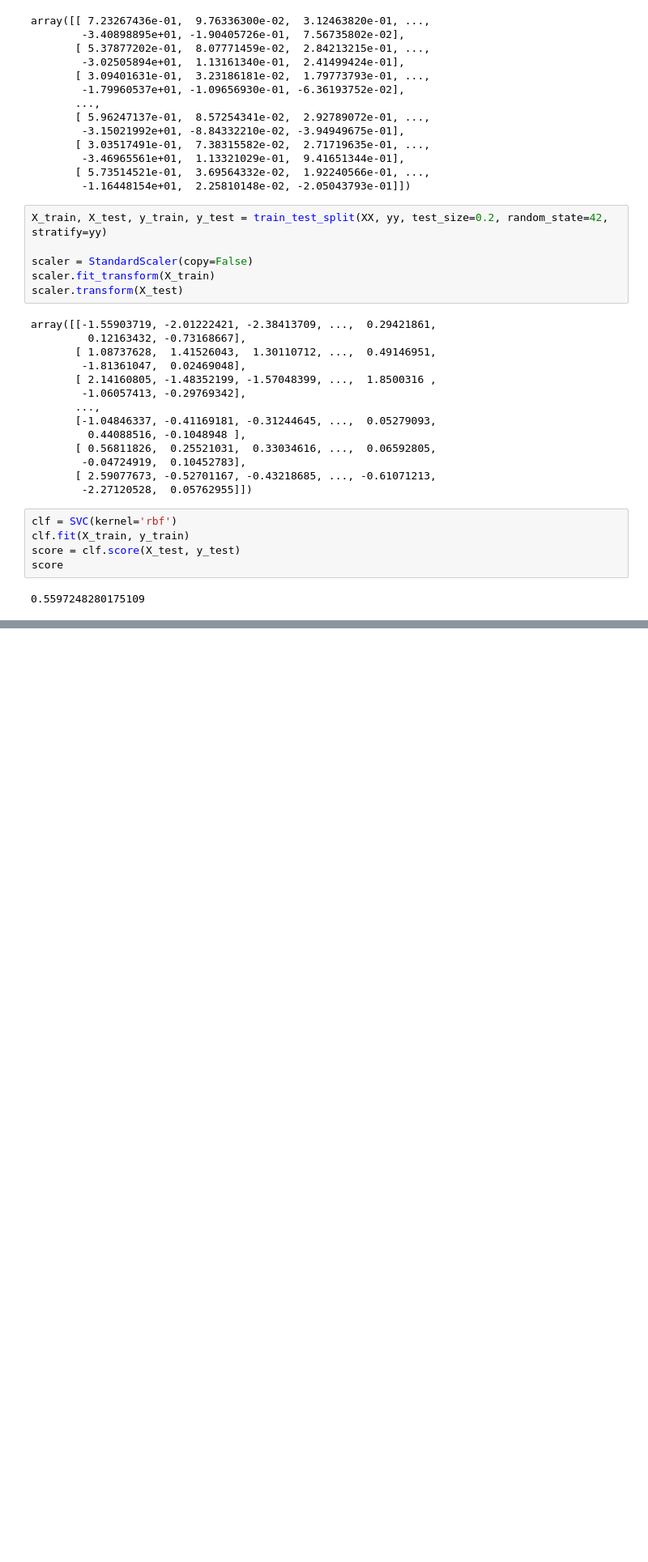
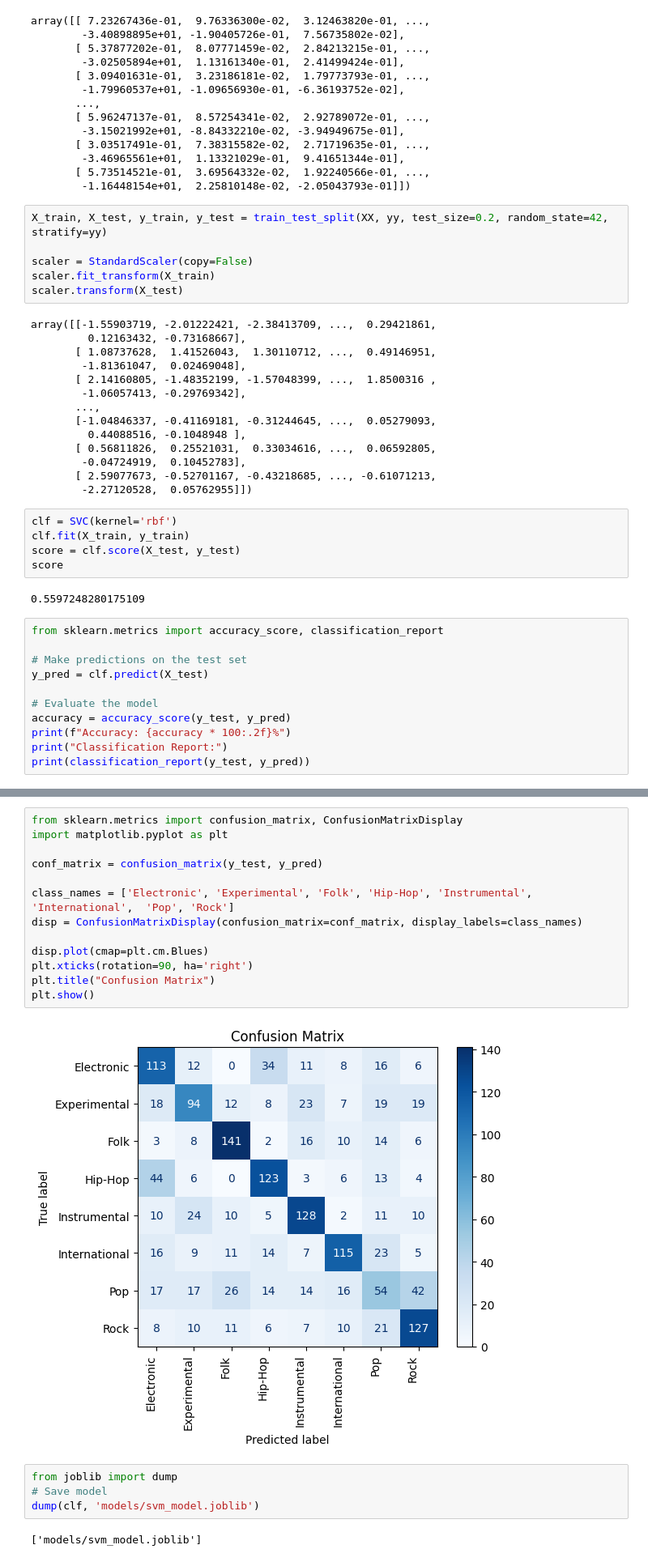
Before and after one commit to hishamad/Music-Genre-Classification, a Jupyter notebook: svm.ipynb, the cells around one changed output, grey strips where cells are left out. Shown: that part at 81% size. Saved outputs shown, nothing was run; the diff lists cells and outputs as text; blank space fills up the shorter version.

```diff
--- a/svm.ipynb
+++ b/svm.ipynb
@@ -48,3 +48,14 @@ score = clf.score(X_test, y_test)
 score
 # %% [output]
 0.5597248280175109
+# %%
+from sklearn.metrics import accuracy_score, classification_report
+
+# Make predictions on the test set
+y_pred = clf.predict(X_test)
+
+# Evaluate the model
+accuracy = accuracy_score(y_test, y_pred)
+print(f"Accuracy: {accuracy * 100:.2f}%")
+print("Classification Report:")
+print(classification_report(y_test, y_pred))
@@ -50,0 +79,21 @@ score
+# %%
+from sklearn.metrics import confusion_matrix, ConfusionMatrixDisplay
+import matplotlib.pyplot as plt
+
+conf_matrix = confusion_matrix(y_test, y_pred)
+
+class_names = ['Electronic', 'Experimental', 'Folk', 'Hip-Hop', 'Instrumental', 'International',  'Pop', 'Rock']
+disp = ConfusionMatrixDisplay(confusion_matrix=conf_matrix, display_labels=class_names)
+
+disp.plot(cmap=plt.cm.Blues)
+plt.xticks(rotation=90, ha='right')
+plt.title("Confusion Matrix")
+plt.show()
+# %% [output]
+[figure, added]
+# %%
+from joblib import dump
+# Save model
+dump(clf, 'models/svm_model.joblib')
+# %% [output]
+['models/svm_model.joblib']
```
Also changed, not shown: parts of 2 cells of this notebook, 5 other files.
